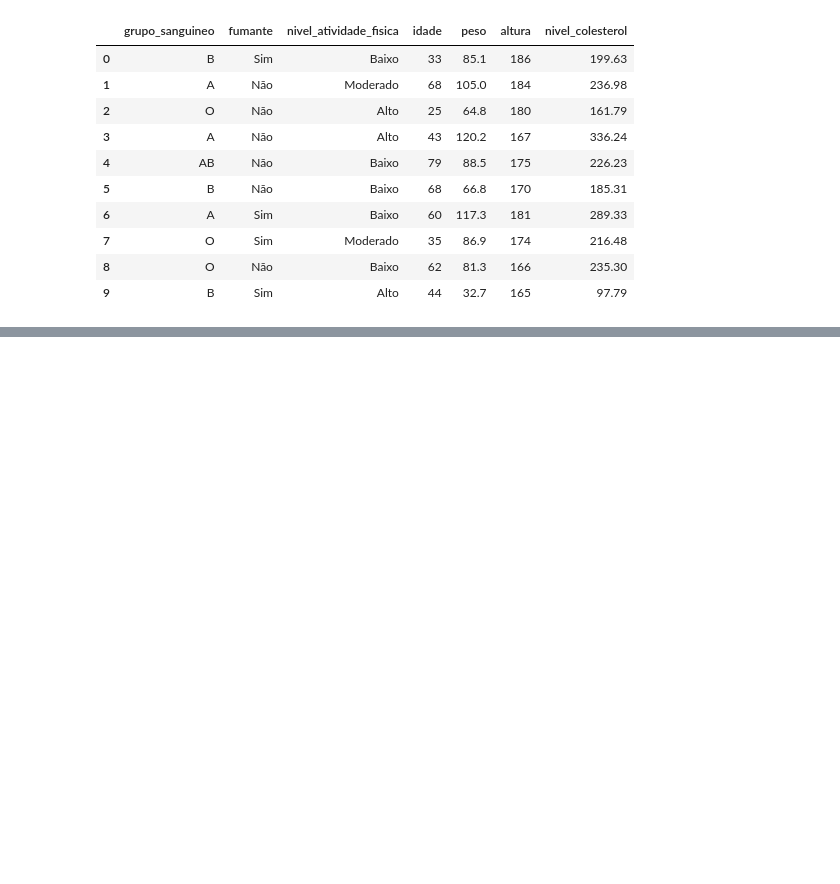
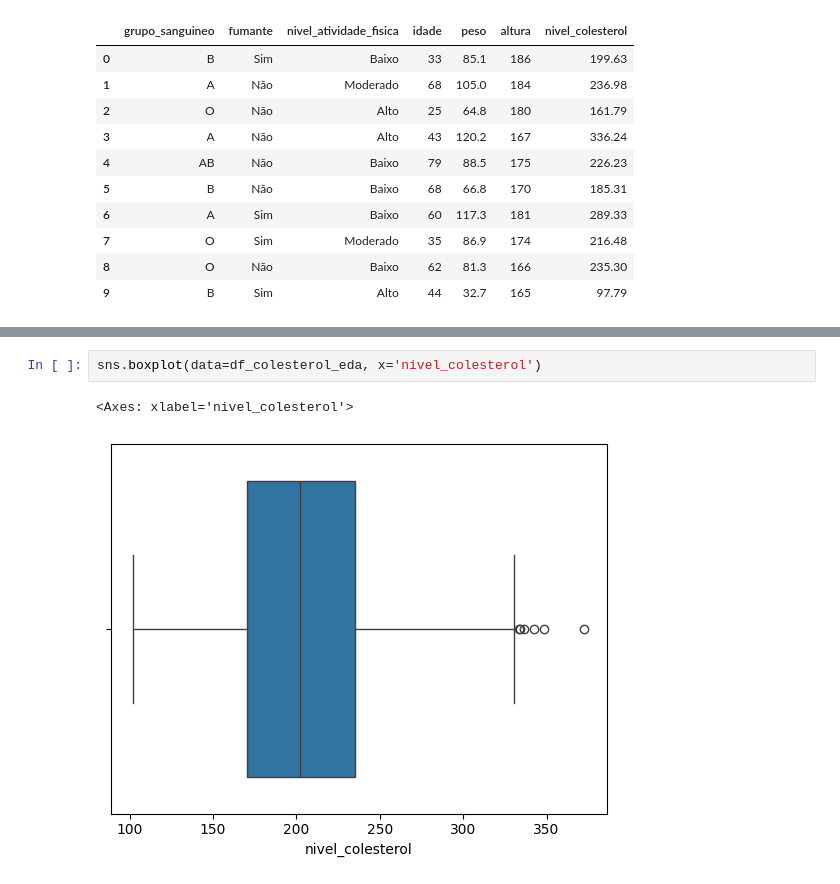
Before and after one commit to marciocamello/ml-multiple-linear-regression, a Jupyter notebook: modelo_colesterol.ipynb, the cells around one changed output, grey strips where cells are left out. Saved outputs shown, nothing was run; the diff lists cells and outputs as text; blank space fills up the shorter version.

```diff
--- a/modelo_colesterol.ipynb
+++ b/modelo_colesterol.ipynb
@@ -150,0 +176,5 @@ df_colesterol_eda.head(10)
+# %%
+sns.boxplot(data=df_colesterol_eda, x='nivel_colesterol')
+# %% [output]
+<Axes: xlabel='nivel_colesterol'>
+[figure, added]
```
Also changed, not shown: parts of 6 cells of this notebook.
